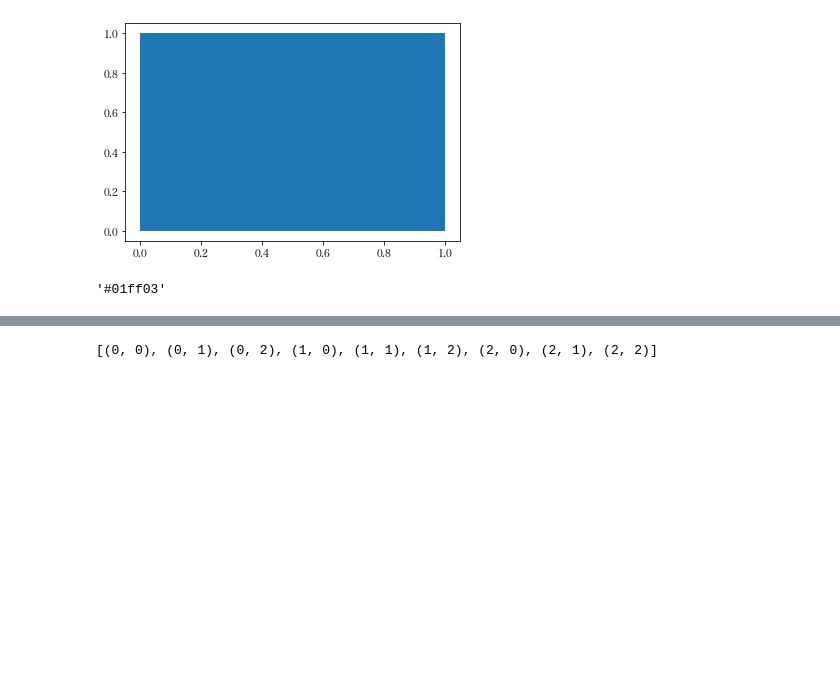
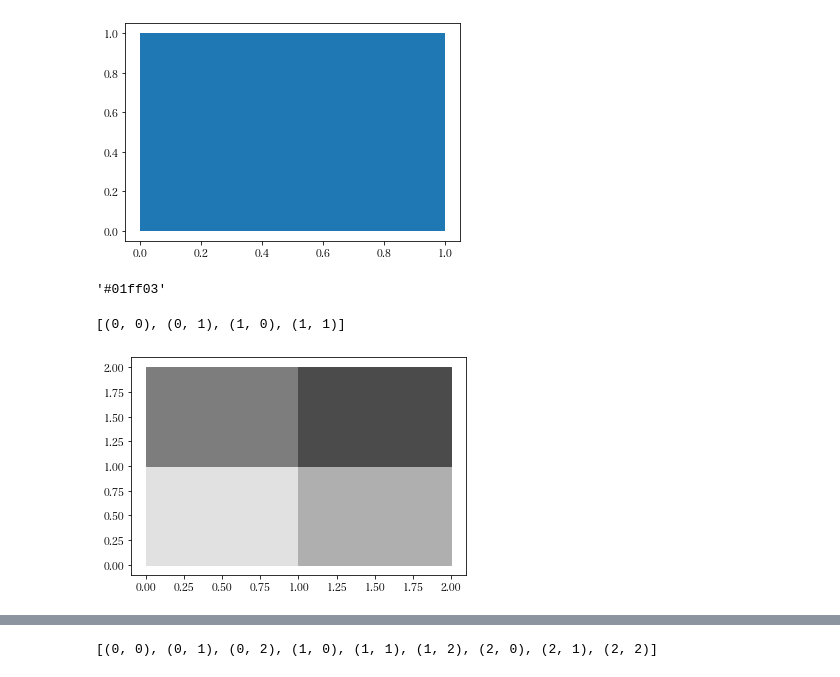
Before and after one commit to banbiossa/coding-the-matrix, a Jupyter notebook: notebooks/0.4_matrix.ipynb, the cells around one changed output, grey strips where cells are left out. Saved outputs shown, nothing was run; the diff lists cells and outputs as text; code cells hidden in the pictures; blank space fills up the shorter version.

```diff
--- a/notebooks/0.4_matrix.ipynb
+++ b/notebooks/0.4_matrix.ipynb
@@ -33,13 +39,13 @@ from coding_the_matrix.bitutil import str2bits, bits2str, bits2mat, mat2bits, no
 # %%
 numbers = ["000111222", "012" * 3, "1" * 9]
 input_list = [[int(c) for c in number] for number in numbers]
-location = listlist2mat(
+locations = listlist2mat(
     input_list,
     rows=["x", "y", "u"],
     cols=[(x, y) for x, y in itertools.product(range(3), range(3))],
     # cols=[(0, 0), (0, 1), (0, 2), (1, 0), (1, 1), (1, 2), (2, 0), (2, 1), (2, 2)],
 )
-color = listlist2mat(
+colors = listlist2mat(
     # this becomes gray
     [[225, 125, 175, 75] for _ in range(3)],
     rows=["r", "g", "b"],
@@ -69,3 +75,24 @@ ax.fill([0, 0, 1, 1], [0, 1, 1, 0])
 rgb_to_hex(rgb)
 # %% [output]
 '#01ff03'
+# %%
+color_dict = mat2coldict(colors)
+location_dict = mat2coldict(locations)
+# %%
+sorted(color_dict)
+# %% [output]
+[(0, 0), (0, 1), (1, 0), (1, 1)]
+# %%
+fig, ax = plt.subplots()
+for top_left_point in sorted(color_dict):
+    # color
+    color = color_dict[top_left_point]
+    hex_color = rgb_to_hex(color)
+
+    # 4 points
+    corner_index = four_corners(*top_left_point)
+    corners = [location_dict[corner] for corner in corner_index]
+    x, y, u = corners_to_list(corners)
+    ax.fill(x, y, color=hex_color)
+# %% [output]
+[figure, added]
```
Also changed, not shown: parts of 19 cells of this notebook, 2 other files.
